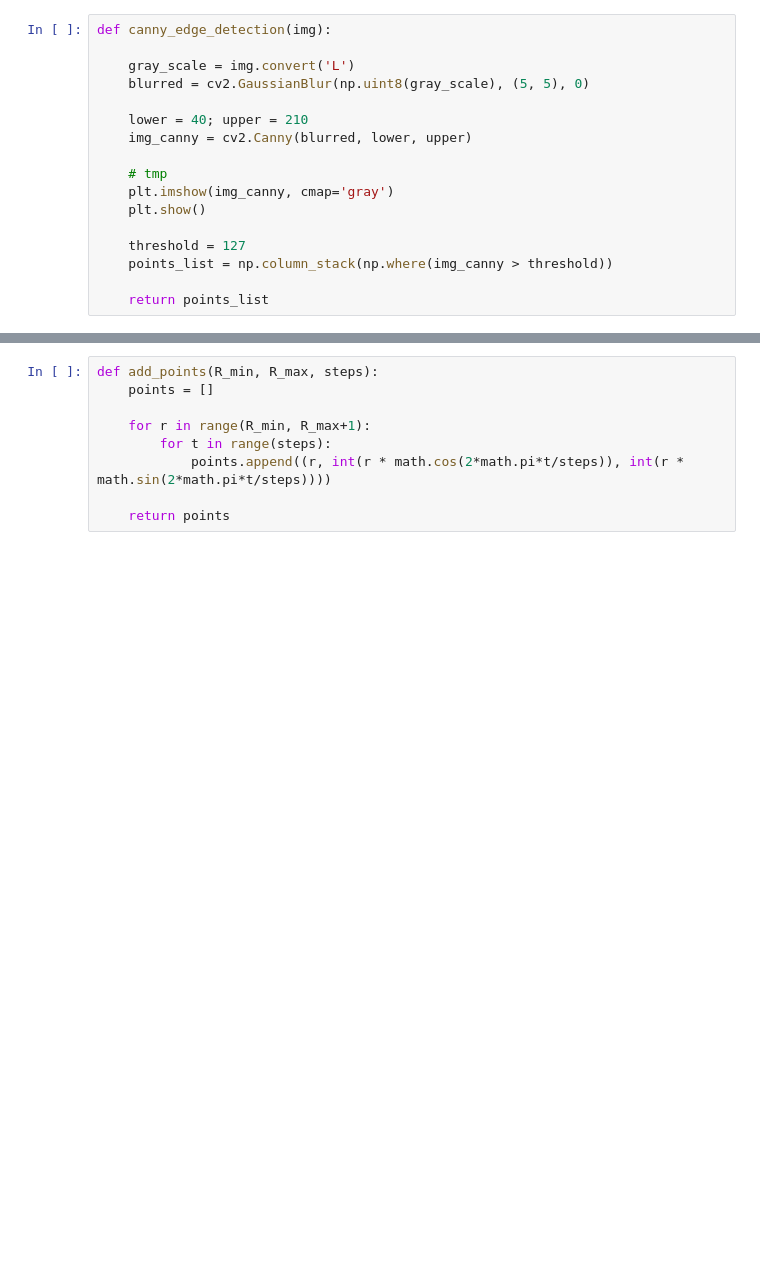
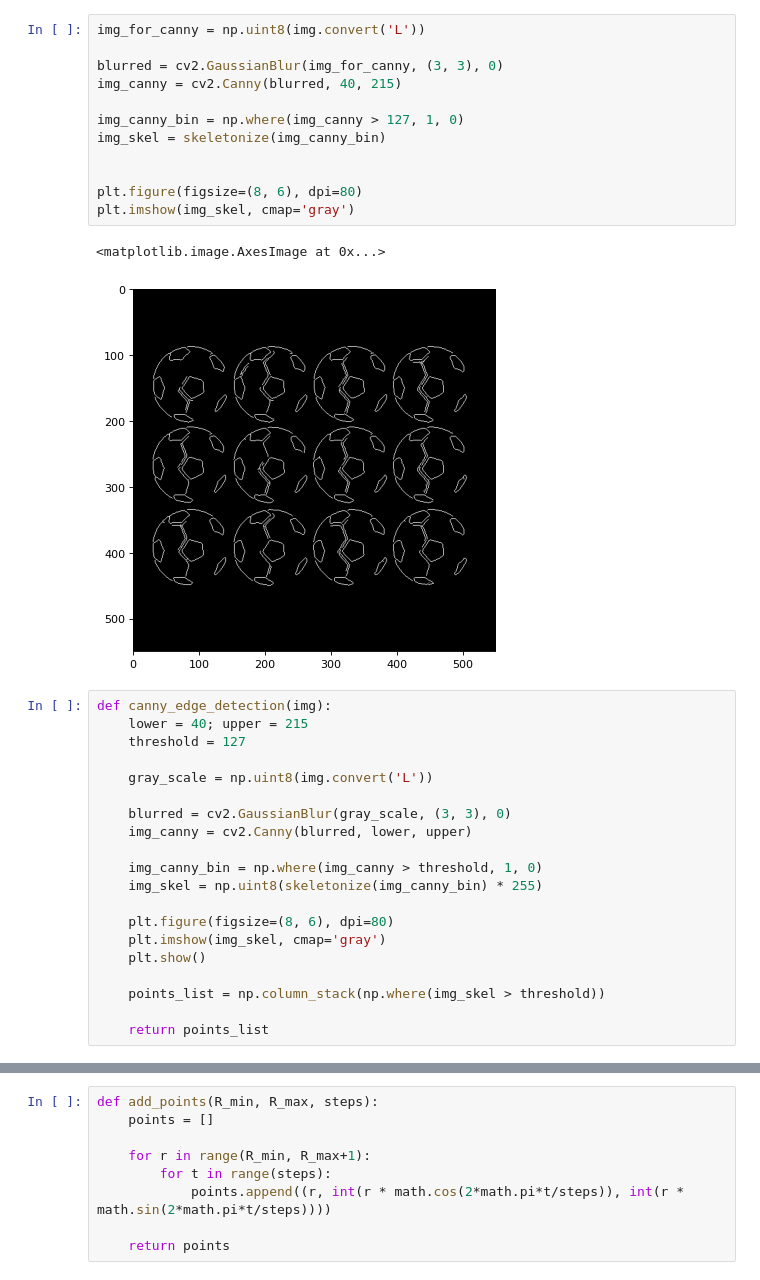
Before and after one commit to KrzysiekJa/Digital-Image-Processing-2, a Jupyter notebook: project/circles_hough_detection.ipynb, the cells around one changed output, grey strips where cells are left out. Saved outputs shown, nothing was run; the diff lists cells and outputs as text; blank space fills up the shorter version.

```diff
--- a/project/circles_hough_detection.ipynb
+++ b/project/circles_hough_detection.ipynb
@@ -85,17 +58,35 @@ def canny_edge_detectio(name: str):
+# %%
+img_for_canny = np.uint8(img.convert('L'))
+
+blurred = cv2.GaussianBlur(img_for_canny, (3, 3), 0)
+img_canny = cv2.Canny(blurred, 40, 215)
+
+img_canny_bin = np.where(img_canny > 127, 1, 0)
+img_skel = skeletonize(img_canny_bin)
+
+
+plt.figure(figsize=(8, 6), dpi=80)
+plt.imshow(img_skel, cmap='gray')
+# %% [output]
+<matplotlib.image.AxesImage at 0x...>
+[figure, added]
 # %%
 def canny_edge_detection(img):
+    lower = 40; upper = 215
+    threshold = 127
 
-    gray_scale = img.convert('L')
-    blurred = cv2.GaussianBlur(np.uint8(gray_scale), (5, 5), 0)
+    gray_scale = np.uint8(img.convert('L'))
 
-    lower = 40; upper = 210
+    blurred = cv2.GaussianBlur(gray_scale, (3, 3), 0)
     img_canny = cv2.Canny(blurred, lower, upper)
 
-    # tmp
-    plt.imshow(img_canny, cmap='gray')
+    img_canny_bin = np.where(img_canny > threshold, 1, 0)
+    img_skel = np.uint8(skeletonize(img_canny_bin) * 255)
+
+    plt.figure(figsize=(8, 6), dpi=80)
+    plt.imshow(img_skel, cmap='gray')
     plt.show()
 
-    threshold = 127
-    points_list = np.column_stack(np.where(img_canny > threshold))
+    points_list = np.column_stack(np.where(img_skel > threshold))
 
     return points_list
```
Also changed, not shown: parts of 36 cells of this notebook, 7 other files.
